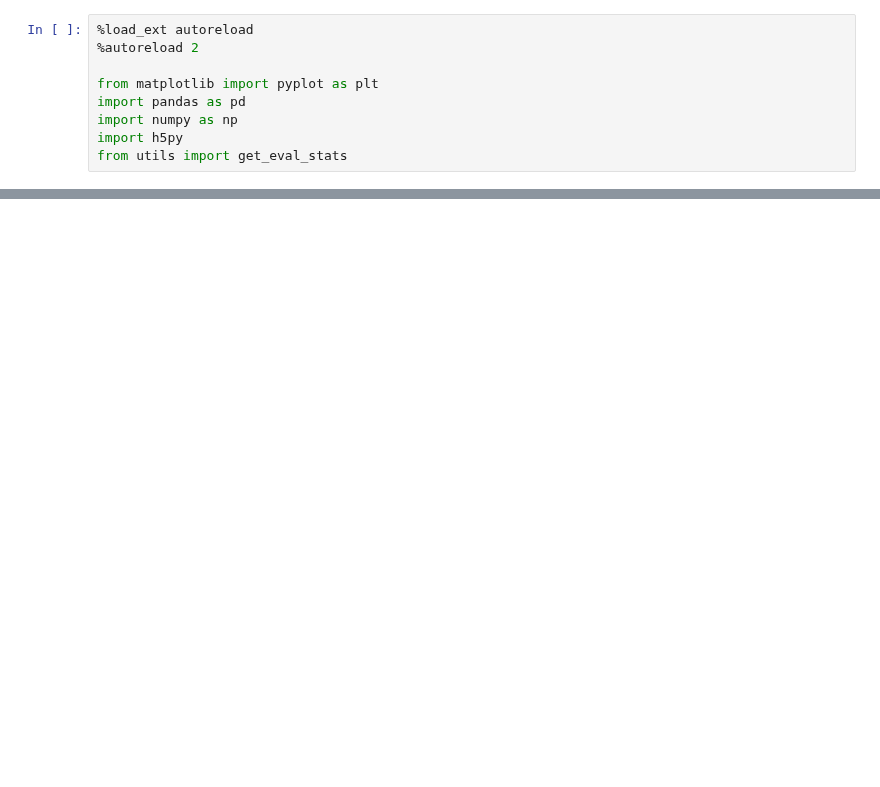
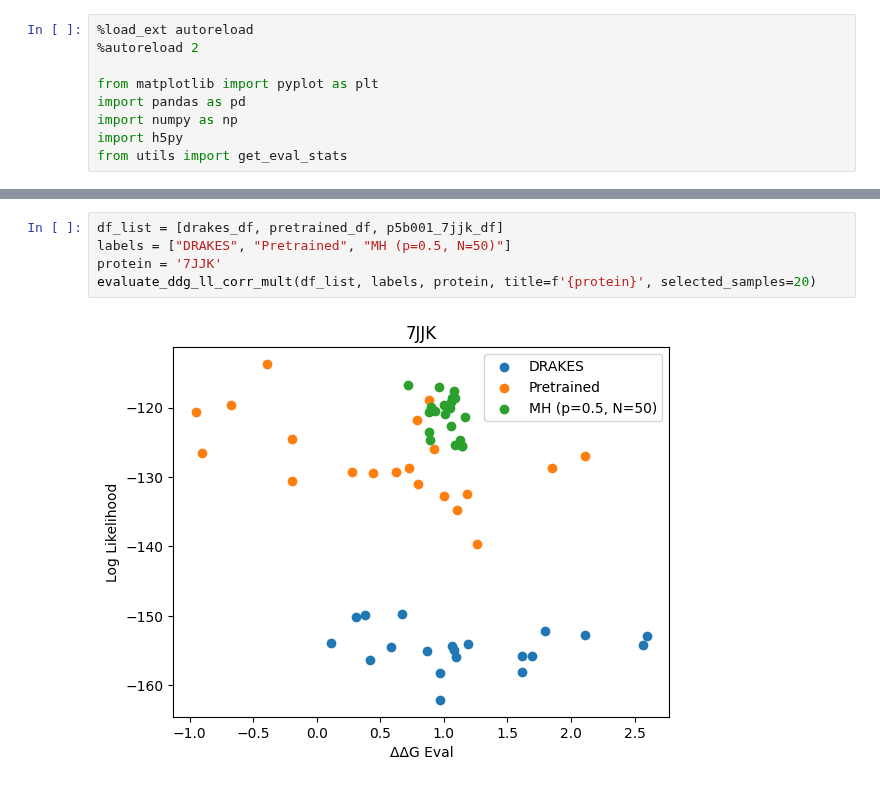
Before and after one commit to shainotshy1/BLISS_Experiments, a Jupyter notebook: DRAKES/analyze_mh.ipynb, the cells around one changed output, grey strips where cells are left out. Drawn from its saved outputs; the diff is of its cells as text; blank space fills up the shorter version.

```diff
--- a/DRAKES/analyze_mh.ipynb
+++ b/DRAKES/analyze_mh.ipynb
@@ -67,0 +95,7 @@ plt.show()
+# %%
+df_list = [drakes_df, pretrained_df, p5b001_7jjk_df]
+labels = ["DRAKES", "Pretrained", "MH (p=0.5, N=50)"]
+protein = '7JJK'
+evaluate_ddg_ll_corr_mult(df_list, labels, protein, title=f'{protein}', selected_samples=20)
+# %% [output]
+[figure, added]
```
Also changed, not shown: parts of 5 cells of this notebook, 8 other files.
